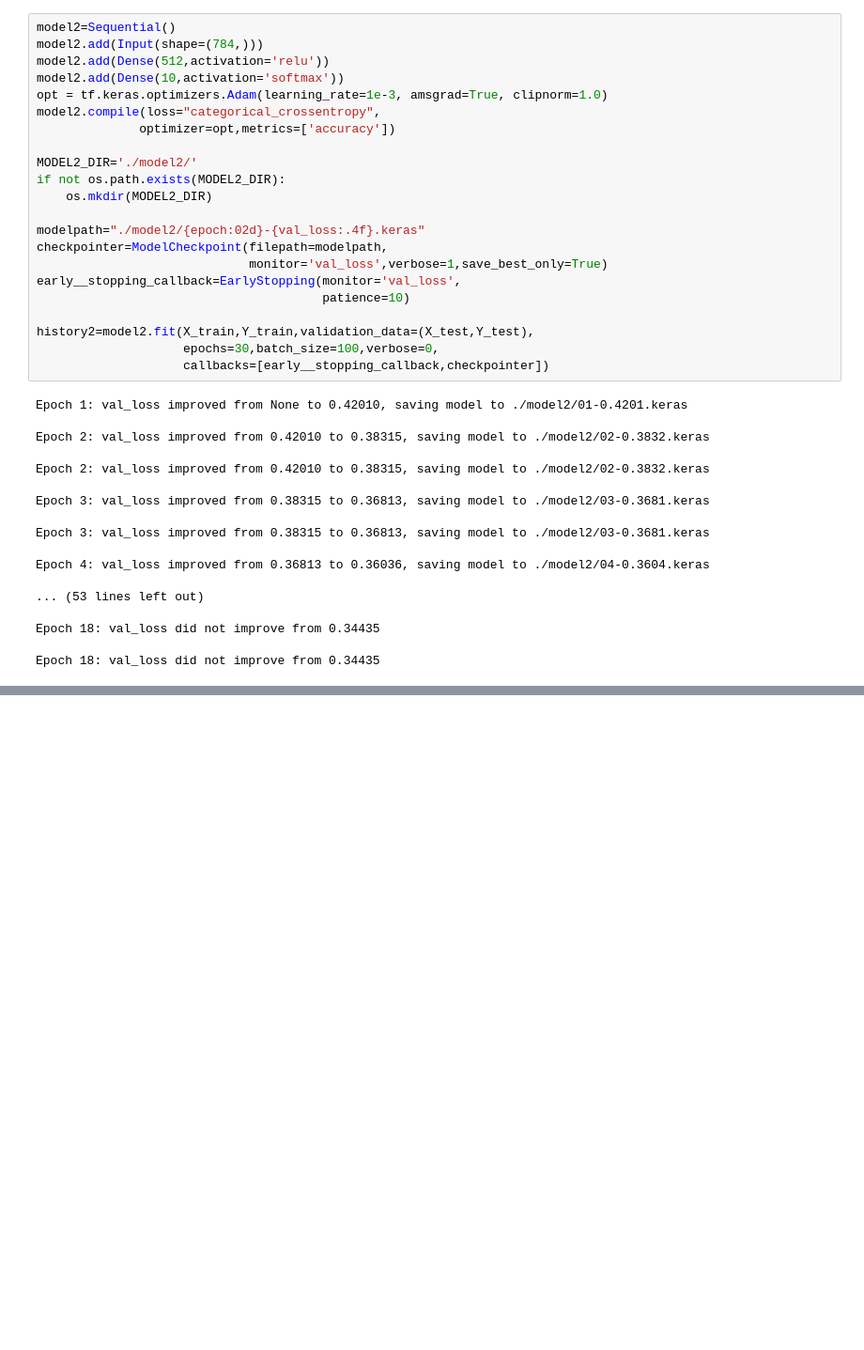
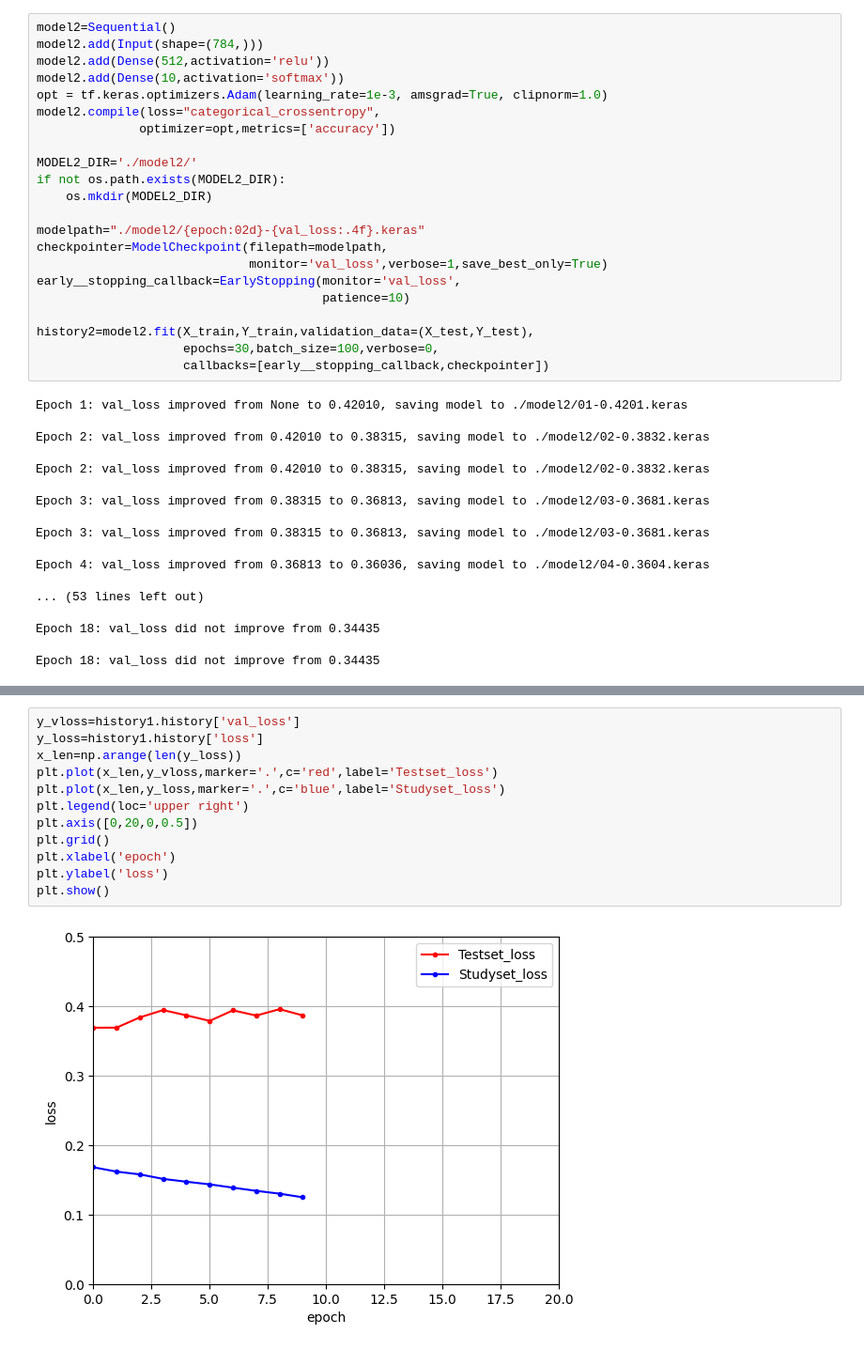
Before and after one commit to devwoo41/MSBC_Study, a Jupyter notebook: CNN_Fmnist.ipynb, the cells around one changed output, grey strips where cells are left out. Shown: that part at 94% size. Drawn from its saved outputs; the diff is of its cells as text; blank space fills up the shorter version.

```diff
--- a/CNN_Fmnist.ipynb
+++ b/CNN_Fmnist.ipynb
@@ -154,0 +173,14 @@ Epoch 18: val_loss did not improve from 0.34435
+# %%
+y_vloss=history1.history['val_loss']
+y_loss=history1.history['loss']
+x_len=np.arange(len(y_loss))
+plt.plot(x_len,y_vloss,marker='.',c='red',label='Testset_loss')
+plt.plot(x_len,y_loss,marker='.',c='blue',label='Studyset_loss')
+plt.legend(loc='upper right')
+plt.axis([0,20,0,0.5])
+plt.grid()
+plt.xlabel('epoch')
+plt.ylabel('loss')
+plt.show()
+# %% [output]
+[figure, added]
```
Also changed, not shown: parts of 7 cells of this notebook.
